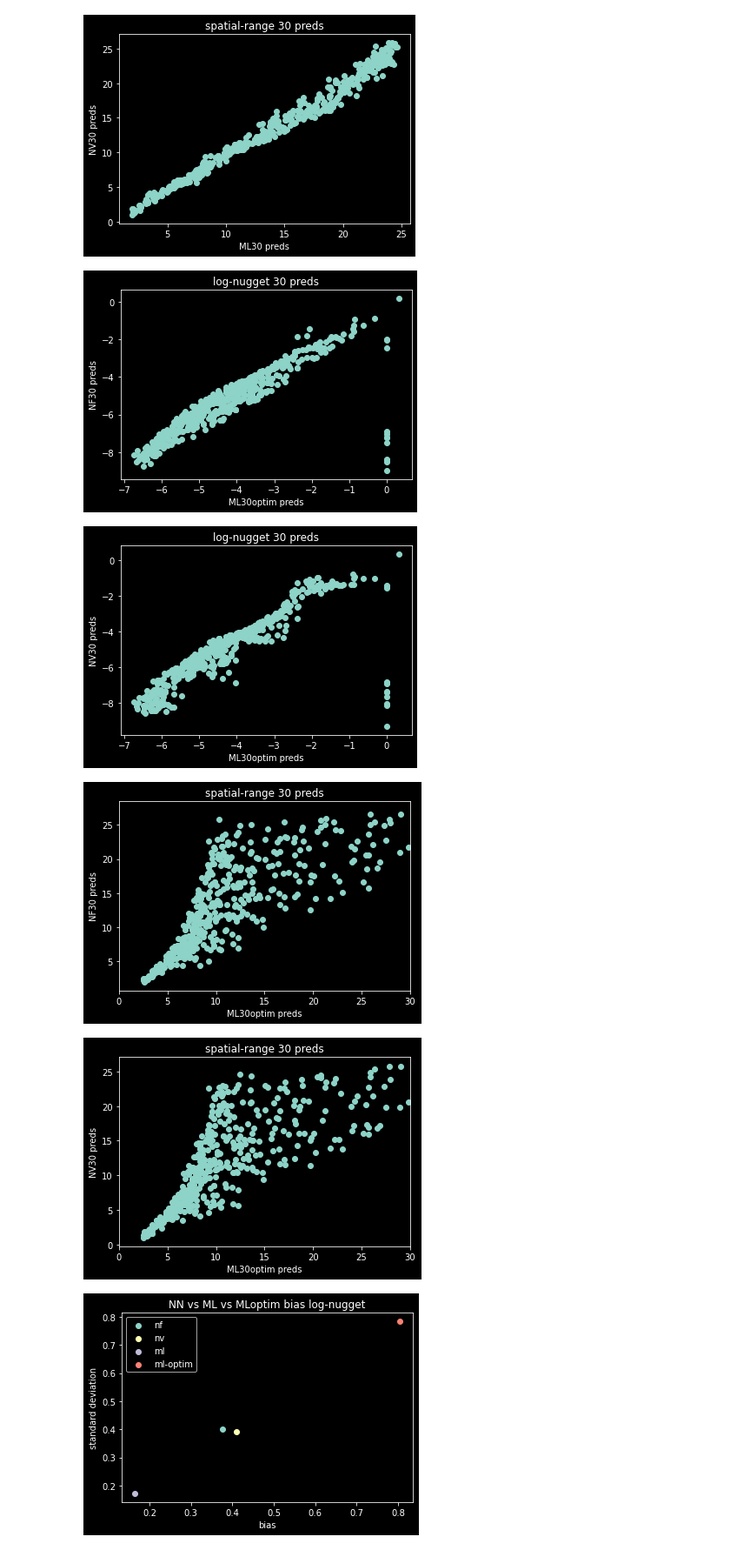
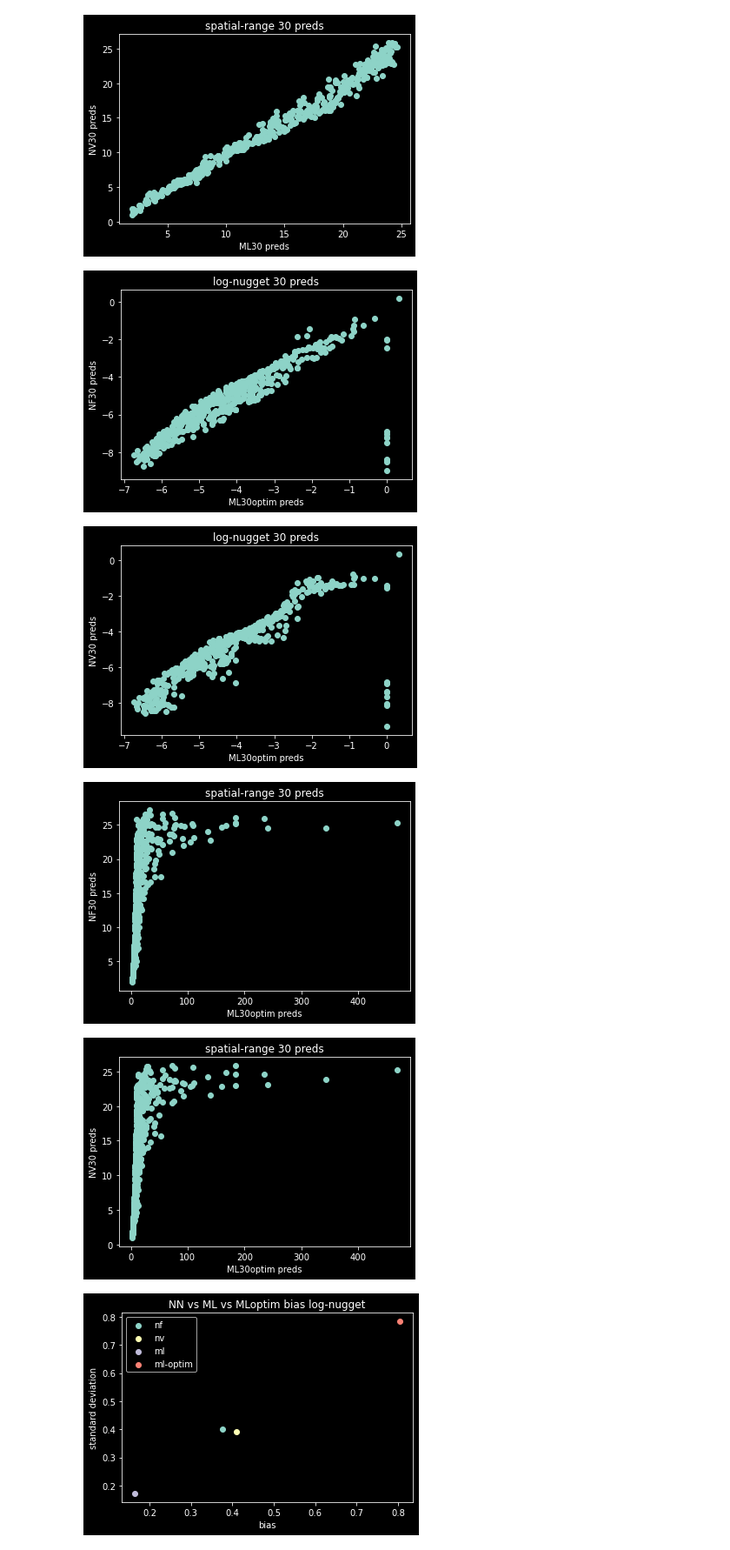
Before and after one commit to Chaudry24/nn_reproduction, a Jupyter notebook: Untitled2-Copy1.ipynb, the cells around one changed output. Shown at 87% size. Cells and saved outputs as stored; diff of their text form; code cells hidden in the pictures.

```diff
--- a/Untitled2-Copy1.ipynb
+++ b/Untitled2-Copy1.ipynb
@@ -178,37 +180,37 @@ plt.xlabel("ML30optim preds")
 plt.ylabel("NF30 preds")
 plt.scatter(x=ml30optim_preds[:, 0], y=nf30_preds[:, 0])
 plt.show()
 
 plt.figure()
 plt.style.use("dark_background")
 plt.title("log-nugget 30 preds")
 plt.xlabel("ML30optim preds")
 plt.ylabel("NV30 preds")
 plt.scatter(x=ml30optim_preds[:, 0], y=nv30_preds[:, 0])
 plt.show()
 
 plt.figure()
 plt.style.use("dark_background")
 plt.title("spatial-range 30 preds")
 plt.xlabel("ML30optim preds")
 plt.ylabel("NF30 preds")
-plt.xlim((0, 30))
+# plt.xlim((0, 30))
 plt.scatter(x=ml30optim_preds[:, 1], y=nf30_preds[:, 1])
 plt.show()
 
 plt.figure()
 plt.style.use("dark_background")
 plt.title("spatial-range 30 preds")
 plt.xlabel("ML30optim preds")
 plt.ylabel("NV30 preds")
-plt.xlim((0, 30))
+# plt.xlim((0, 30))
 plt.scatter(x=ml30optim_preds[:, 1], y=nv30_preds[:, 1])
 plt.show()
 # %% [output]
 [figure]
 [figure]
-[figure, old version]
+[figure, new version]
-[figure, old version]
+[figure, new version]
 # %%
 # bias
 nf_true_difference = np.abs(true_vals-nf_preds)
```
Also changed, not shown: parts of 10 cells of this notebook, 1 other file.
